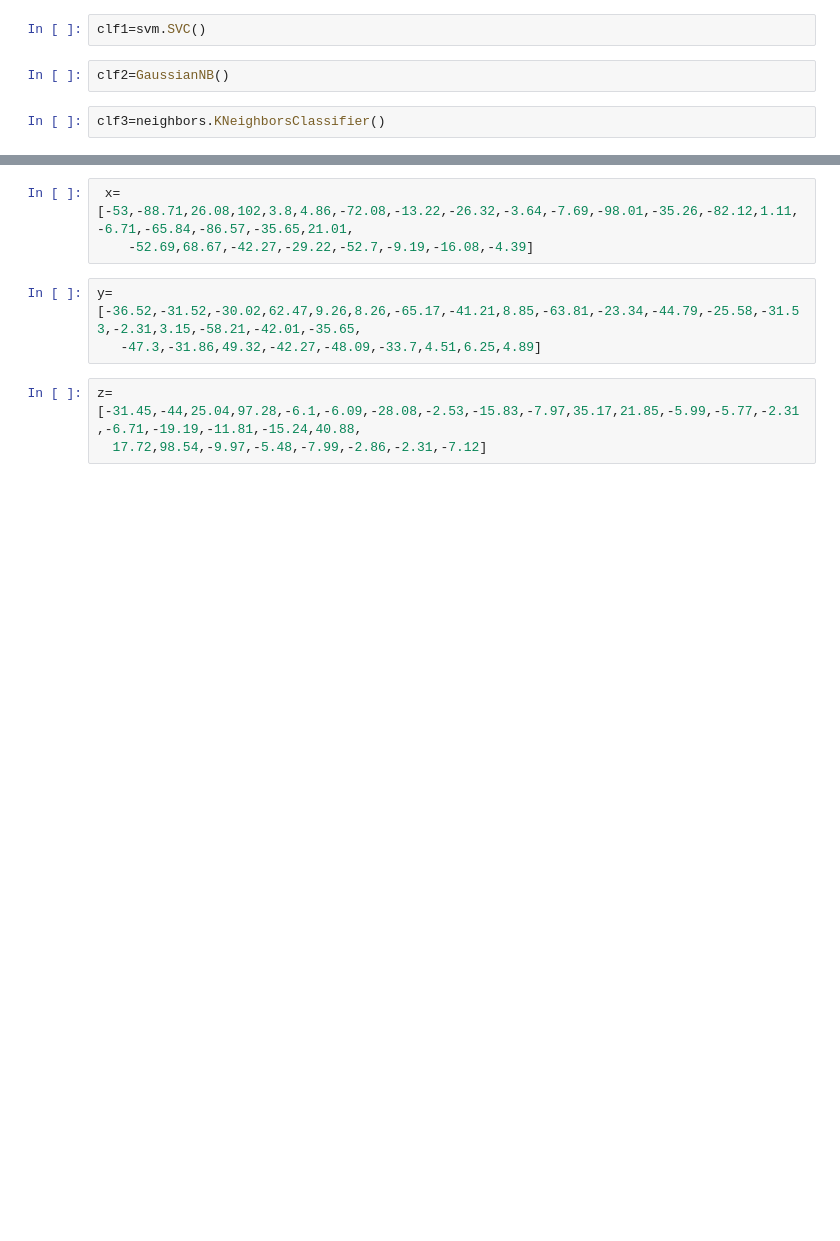
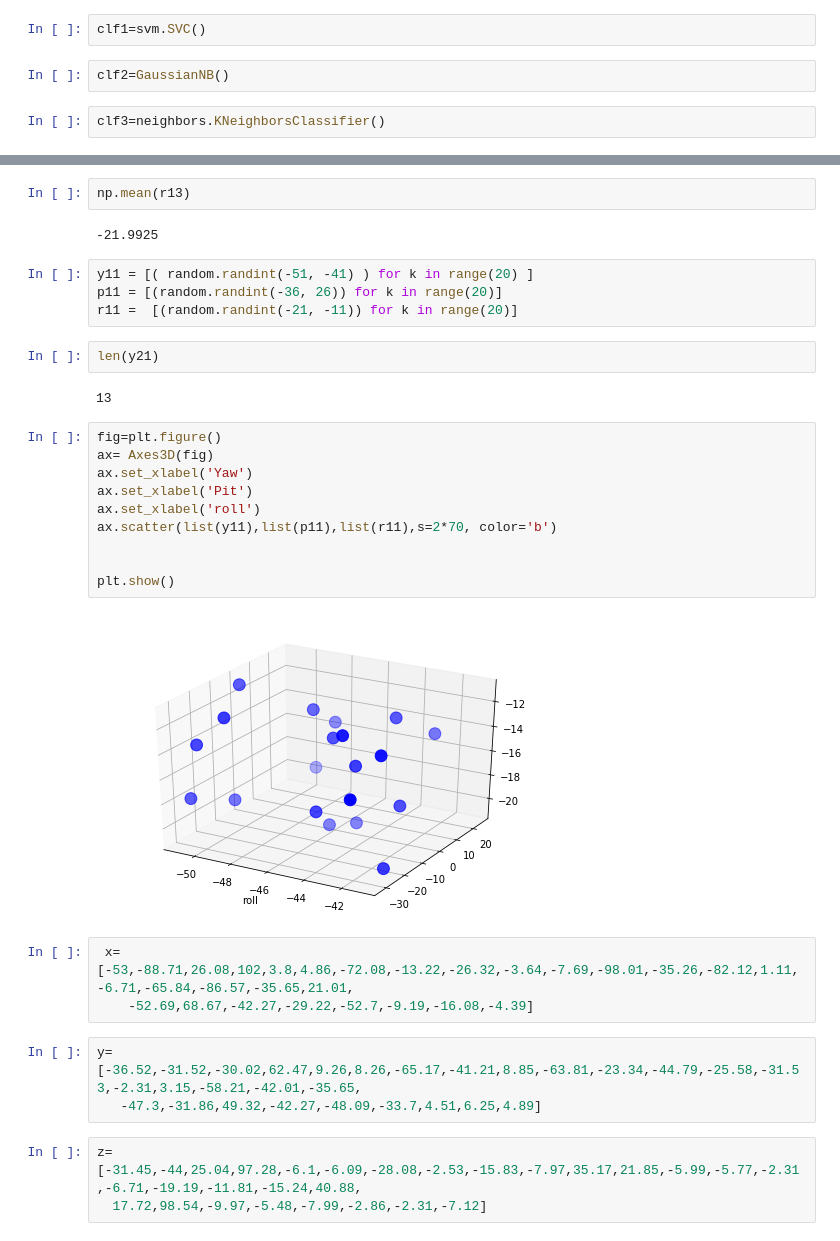
Before and after one commit to Pranav21091996/Posture-Recognition, a Jupyter notebook: Fall_detector.ipynb, the cells around one changed output, grey strips where cells are left out. Drawn from its saved outputs; the diff is of its cells as text; blank space fills up the shorter version.

```diff
--- a/Fall_detector.ipynb
+++ b/Fall_detector.ipynb
@@ -33,3 +66,27 @@ Y=['Lying','Lying','Fall','Fall','Walking',
+# %%
+np.mean(r13)
+# %% [output]
+-21.9925
+# %%
+y11 = [( random.randint(-51, -41) ) for k in range(20) ]
+p11 = [(random.randint(-36, 26)) for k in range(20)]
+r11 =  [(random.randint(-21, -11)) for k in range(20)]
+# %%
+len(y21)
+# %% [output]
+13
+# %%
+fig=plt.figure()
+ax= Axes3D(fig)
+ax.set_xlabel('Yaw')
+ax.set_xlabel('Pit')
+ax.set_xlabel('roll')
+ax.scatter(list(y11),list(p11),list(r11),s=2*70, color='b')
+
+
+plt.show()
+# %% [output]
+[figure, added]
 # %%
  x=[-53,-88.71,26.08,102,3.8,4.86,-72.08,-13.22,-26.32,-3.64,-7.69,-98.01,-35.26,-82.12,1.11,-6.71,-65.84,-86.57,-35.65,21.01,
     -52.69,68.67,-42.27,-29.22,-52.7,-9.19,-16.08,-4.39]
```
Also changed, not shown: parts of 18 cells of this notebook.
